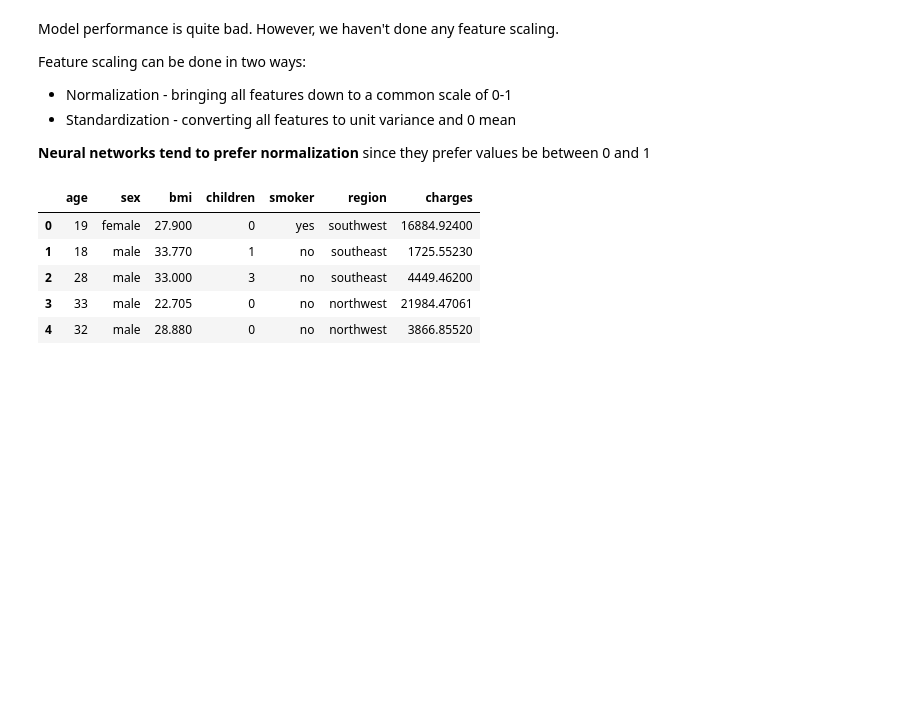
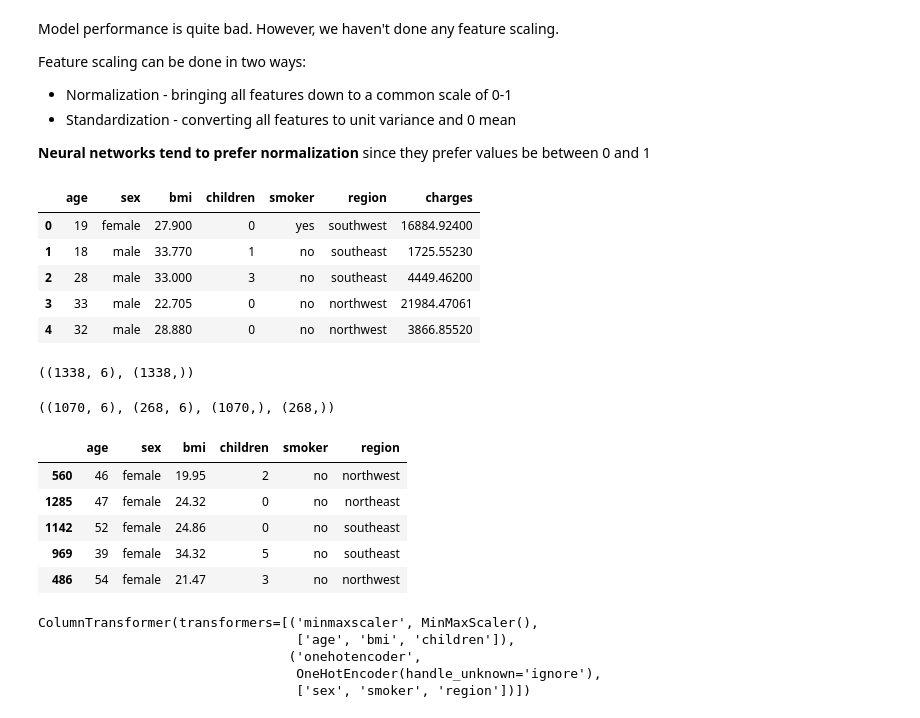
Before and after one commit to Ammar-Raneez/TF_Learning_ZTM, a Jupyter notebook: insurance.ipynb, the cells around one changed output. Cells and saved outputs as stored; diff of their text form; code cells hidden in the pictures; blank space fills up the shorter version.

Commit message:
Fit transformer

```diff
--- a/insurance.ipynb
+++ b/insurance.ipynb
@@ -295,3 +295,39 @@ ct = make_column_transformer(
     # OHE these (categorical) columns
     (OneHotEncoder(handle_unknown='ignore'), ['sex', 'smoker', 'region'])
 )
+# %%
+X = data.drop('charges', axis=1)
+y = data['charges']
+X.shape, y.shape
+# %% [output]
+((1338, 6), (1338,))
+# %%
+X_train, X_test, y_train, y_test = train_test_split(
+    X,
+    y,
+    test_size=0.2,
+    random_state=42
+)
+
+X_train.shape, X_test.shape, y_train.shape, y_test.shape
+# %% [output]
+((1070, 6), (268, 6), (1070,), (268,))
+# %%
+X_train.head()
+# %% [output]
+|  | age | sex | bmi | children | smoker | region |
+| 560 | 46 | female | 19.95 | 2 | no | northwest |
+| 1285 | 47 | female | 24.32 | 0 | no | northeast |
+| 1142 | 52 | female | 24.86 | 0 | no | southeast |
+| 969 | 39 | female | 34.32 | 5 | no | southeast |
+| 486 | 54 | female | 21.47 | 3 | no | northwest |
+# %%
+# Fit column transformer on only train data
+# doing so on test data would result in data leakage
+ct.fit(X_train)
+# %% [output]
+ColumnTransformer(transformers=[('minmaxscaler', MinMaxScaler(),
+                                 ['age', 'bmi', 'children']),
+                                ('onehotencoder',
+                                 OneHotEncoder(handle_unknown='ignore'),
+                                 ['sex', 'smoker', 'region'])])
```
